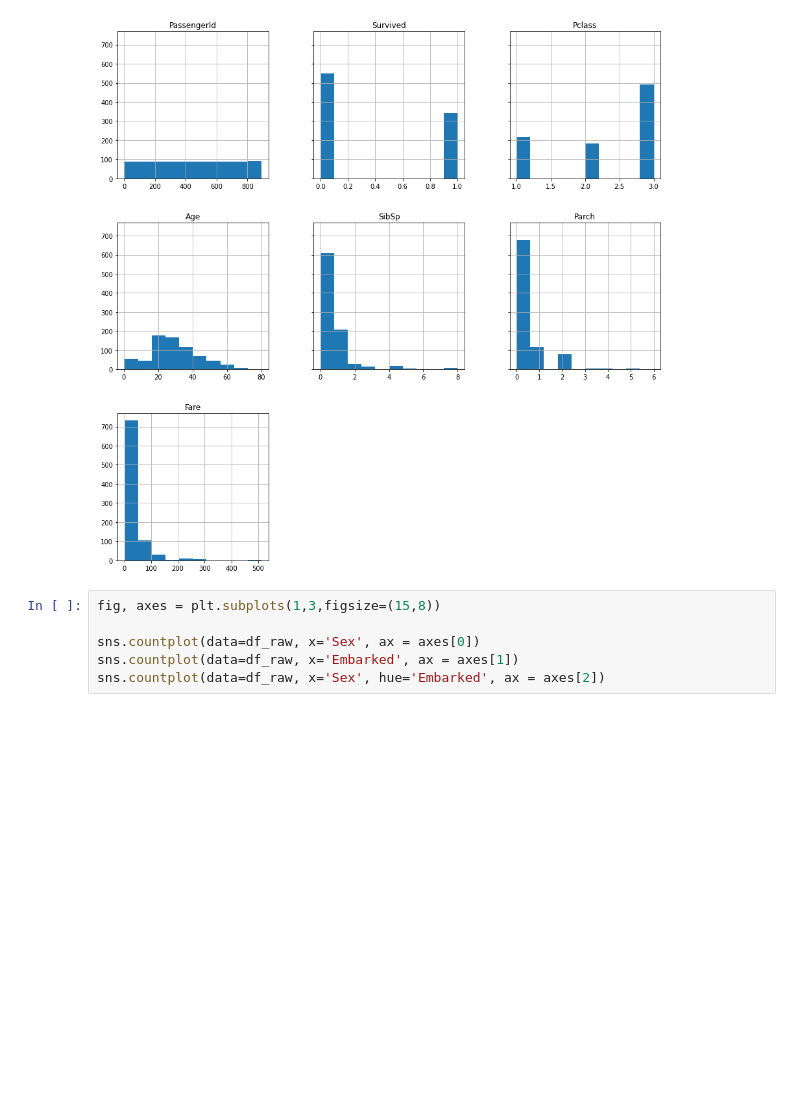
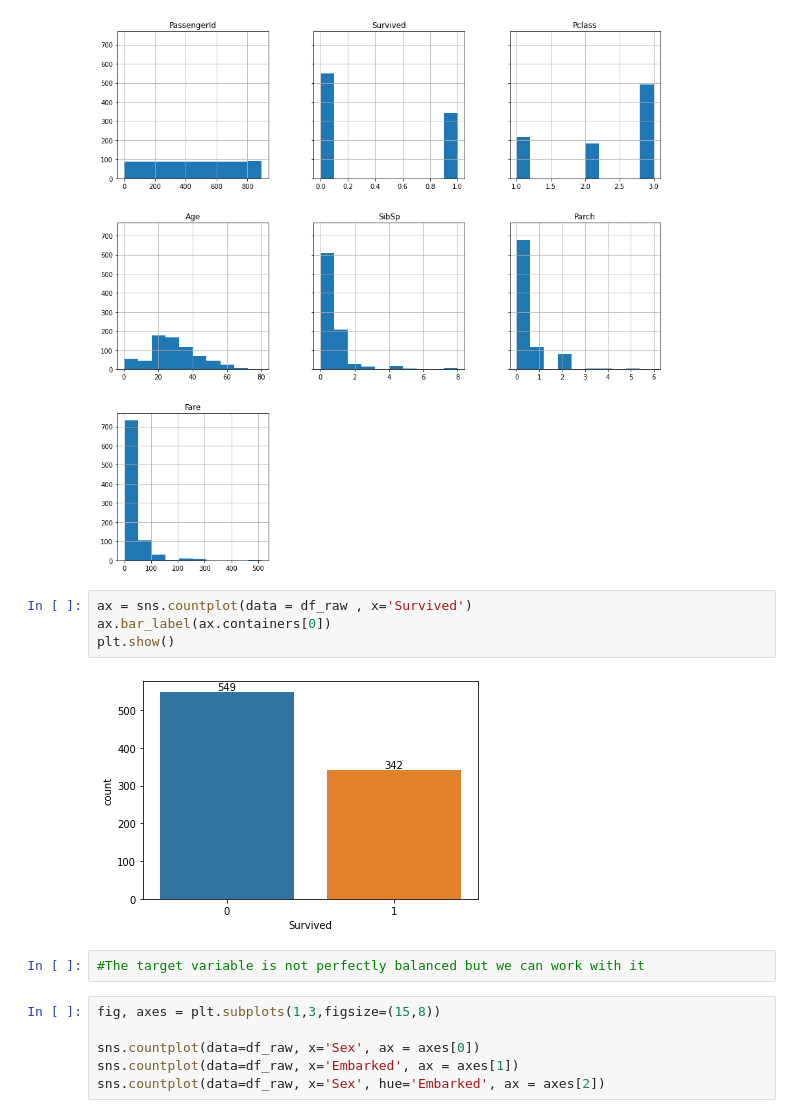
Before and after one commit to lusilve44/Random-Forest-Project, a Jupyter notebook: src/explore.ipynb, the cells around one changed output. Saved outputs shown, nothing was run; the diff lists cells and outputs as text; blank space fills up the shorter version.

```diff
--- a/src/explore.ipynb
+++ b/src/explore.ipynb
@@ -96,6 +98,14 @@ df_raw.hist(figsize=(15,15), sharey=True)
 plt.show()
 # %% [output]
 [figure]
+# %%
+ax = sns.countplot(data = df_raw , x='Survived')
+ax.bar_label(ax.containers[0])
+plt.show()
+# %% [output]
+[figure, added]
+# %%
+#The target variable is not perfectly balanced but we can work with it
 # %%
 fig, axes = plt.subplots(1,3,figsize=(15,8))
 
```
Also changed, not shown: parts of 27 cells of this notebook.
